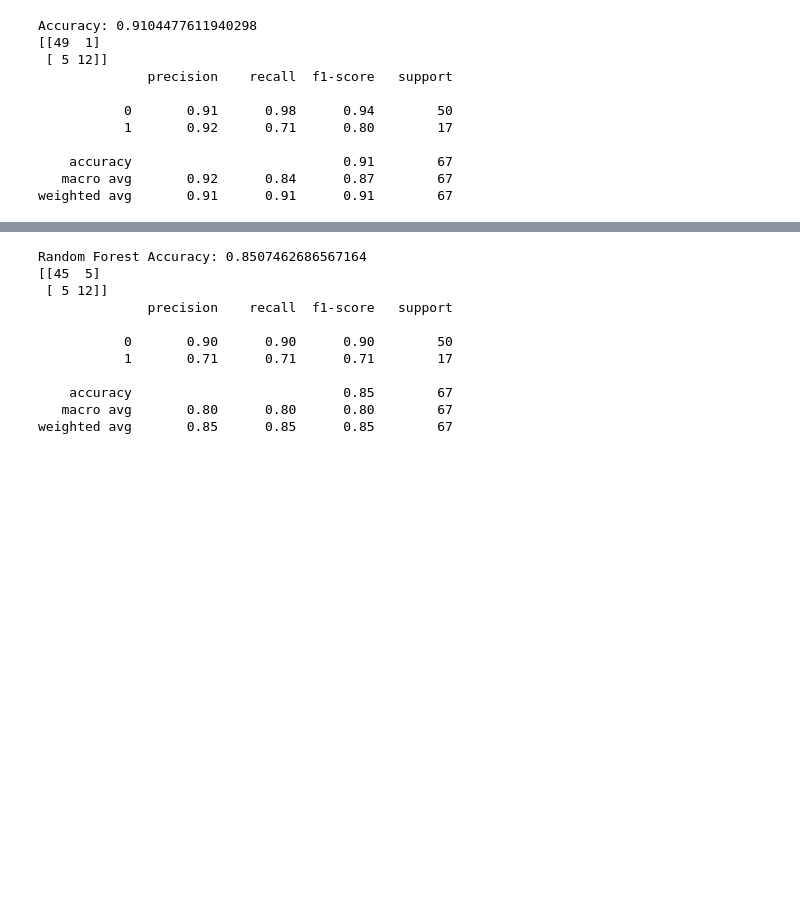
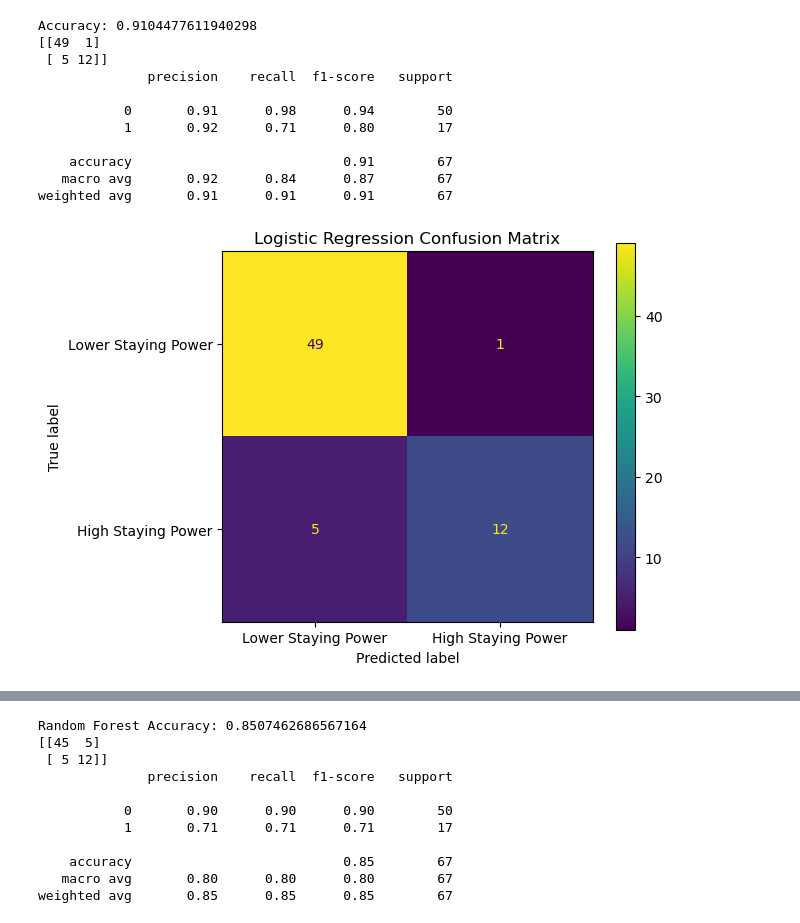
Before and after one commit to mmauricioj28/Video-Game-Staying-Power-Analysis, a Jupyter notebook: notebooks/06_model_predictions.ipynb, the cells around one changed output, grey strips where cells are left out. Saved outputs shown, nothing was run; the diff lists cells and outputs as text; code cells hidden in the pictures; blank space fills up the shorter version.

```diff
--- a/notebooks/06_model_predictions.ipynb
+++ b/notebooks/06_model_predictions.ipynb
@@ -164,3 +260,16 @@ Accuracy: 0.9104477611940298
     accuracy                           0.91        67
    macro avg       0.92      0.84      0.87        67
 weighted avg       0.91      0.91      0.91        67
+# %%
+ConfusionMatrixDisplay.from_estimator(
+    log_model,
+    X_test,
+    y_test,
+    display_labels=["Lower Staying Power", "High Staying Power"]
+)
+
+plt.title("Logistic Regression Confusion Matrix")
+plt.tight_layout()
+plt.show()
+# %% [output]
+[figure, added]
```
Also changed, not shown: parts of 15 cells of this notebook, 5 other files.
